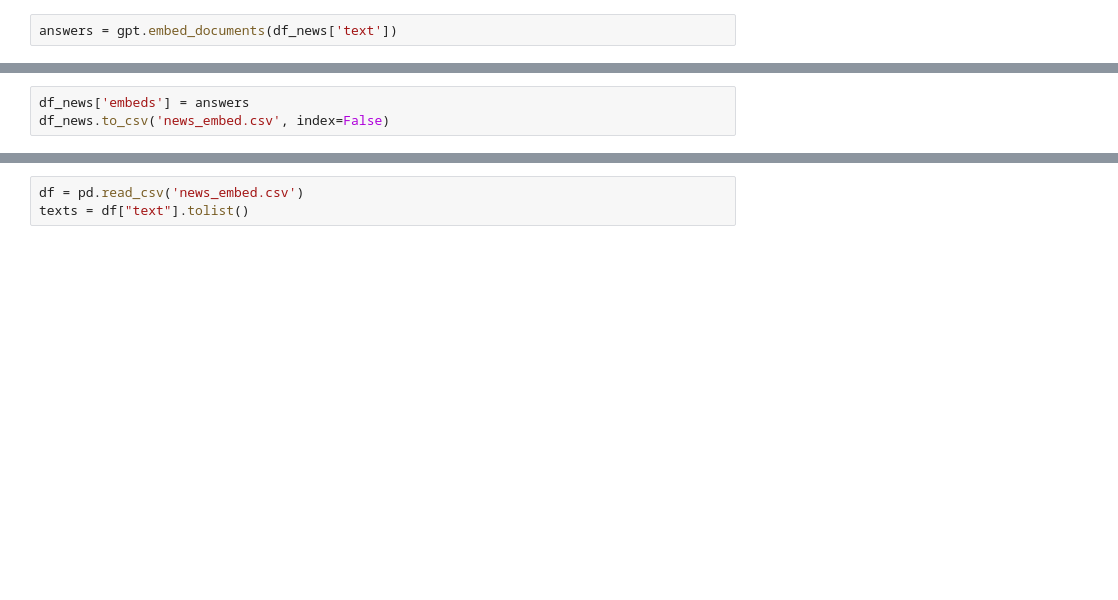
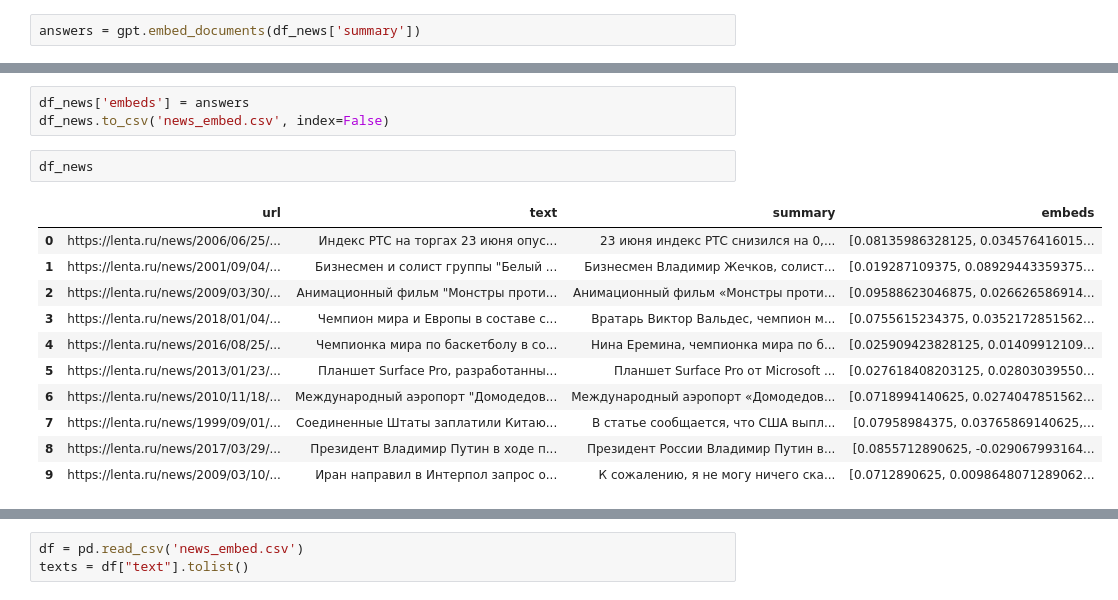
Before and after one commit to nosnic/ai_product_hackathon, a Jupyter notebook: rag_test.ipynb, the cells around one changed output, grey strips where cells are left out. Cells and saved outputs as stored; diff of their text form; blank space fills up the shorter version.

```diff
--- a/rag_test.ipynb
+++ b/rag_test.ipynb
@@ -46,2 +51,2 @@ answer = gpt.embed_document(message)
 # %%
-answers = gpt.embed_documents(df_news['text'])
+answers = gpt.embed_documents(df_news['summary'])
@@ -50,6 +84,20 @@ answers
 # %%
 df_news['embeds'] = answers
 df_news.to_csv('news_embed.csv', index=False)
+# %%
+df_news
+# %% [output]
+|  | url | text | summary | embeds |
+| 0 | https://lenta.ru/news/2006/06/25/... | Индекс РТС на торгах 23 июня опус... | 23 июня индекс РТС снизился на 0,... | [0.08135986328125, 0.034576416015... |
+| 1 | https://lenta.ru/news/2001/09/04/... | Бизнесмен и солист группы "Белый ... | Бизнесмен Владимир Жечков, солист... | [0.019287109375, 0.08929443359375... |
+| 2 | https://lenta.ru/news/2009/03/30/... | Анимационный фильм "Монстры проти... | Анимационный фильм «Монстры проти... | [0.09588623046875, 0.026626586914... |
+| 3 | https://lenta.ru/news/2018/01/04/... | Чемпион мира и Европы в составе с... | Вратарь Виктор Вальдес, чемпион м... | [0.0755615234375, 0.0352172851562... |
+| 4 | https://lenta.ru/news/2016/08/25/... | Чемпионка мира по баскетболу в со... | Нина Еремина, чемпионка мира по б... | [0.025909423828125, 0.01409912109... |
+| 5 | https://lenta.ru/news/2013/01/23/... | Планшет Surface Pro, разработанны... | Планшет Surface Pro от Microsoft ... | [0.027618408203125, 0.02803039550... |
+| 6 | https://lenta.ru/news/2010/11/18/... | Международный аэропорт "Домодедов... | Международный аэропорт «Домодедов... | [0.0718994140625, 0.0274047851562... |
+| 7 | https://lenta.ru/news/1999/09/01/... | Соединенные Штаты заплатили Китаю... | В статье сообщается, что США выпл... | [0.07958984375, 0.03765869140625,... |
+| 8 | https://lenta.ru/news/2017/03/29/... | Президент Владимир Путин в ходе п... | Президент России Владимир Путин в... | [0.0855712890625, -0.029067993164... |
+| 9 | https://lenta.ru/news/2009/03/10/... | Иран направил в Интерпол запрос о... | К сожалению, я не могу ничего ска... | [0.0712890625, 0.0098648071289062... |
 # %%
 chroma_client = chromadb.HttpClient(host='localhost',
                                     port="8000",
```
Also changed, not shown: parts of 9 cells of this notebook, 7 other files.
